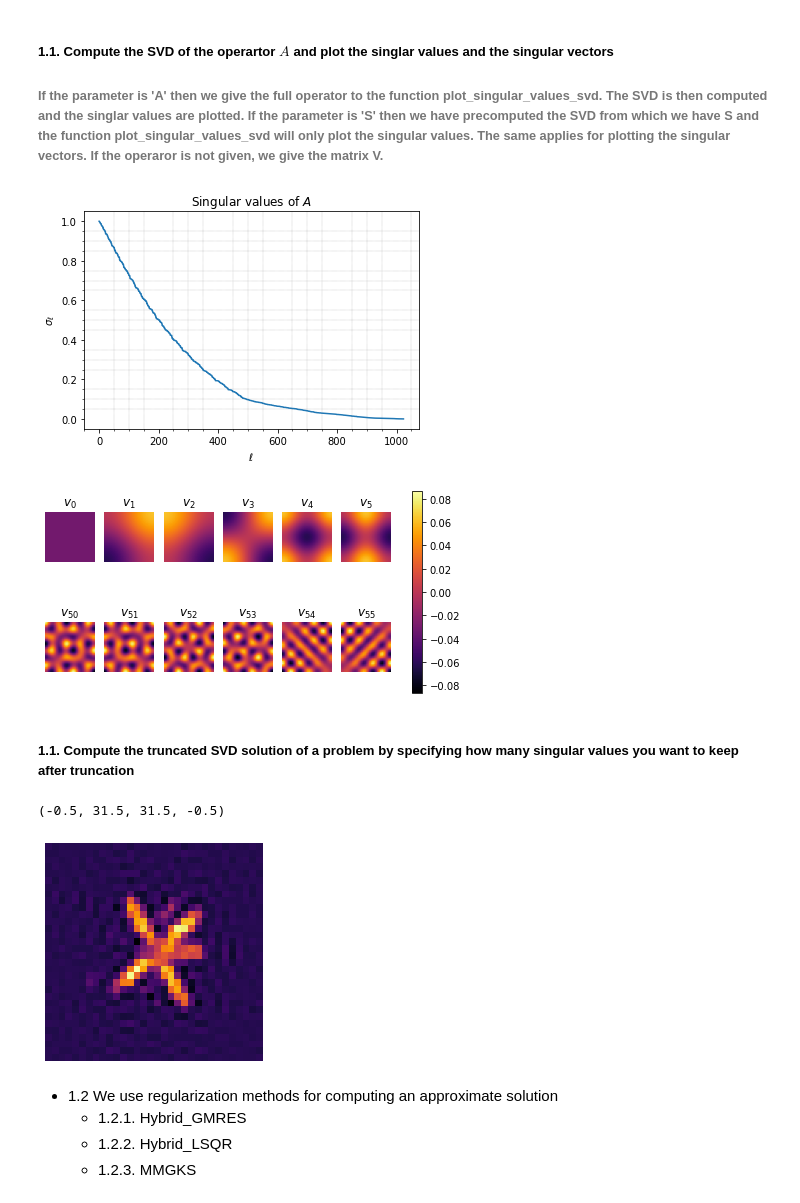
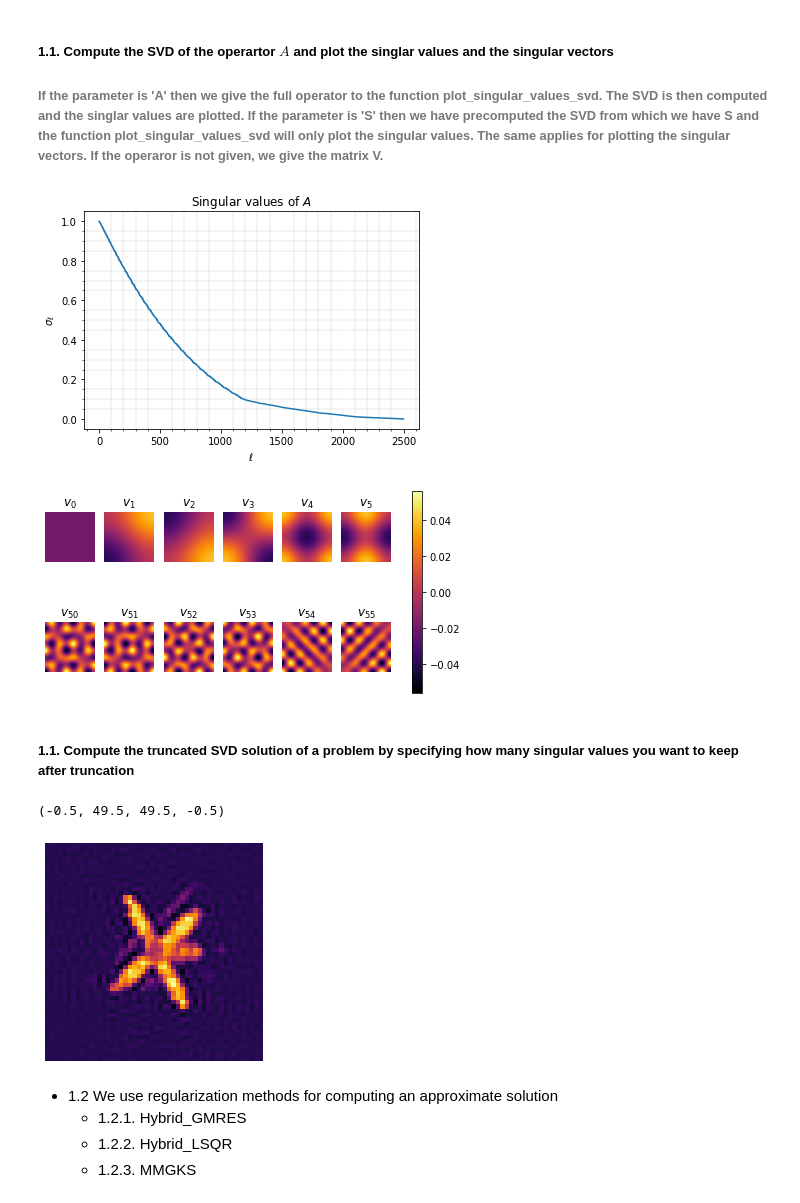
Before and after one commit to mpasha3/trips-py, a Jupyter notebook: demos/demo_Deblurring_small_scale.ipynb, the cells around one changed output. Cells and saved outputs as stored; diff of their text form; code cells hidden in the pictures.

```diff
--- a/demos/demo_Deblurring_small_scale.ipynb
+++ b/demos/demo_Deblurring_small_scale.ipynb
@@ -54,11 +54,11 @@ from scipy.linalg import qr
 ###### We define an operator, choose an image of any given size and plot the true phantom and the sinograpm as follows:
 # %%
 # Deblurring example test problem
-Deblur = Deblurring(CommitCrime = True)
+Deblur = Deblurring(CommitCrime = False)
 # In the class Deblurring we have can define the type of problem to be used.
 generate_matrix = True #Defines a blurring operator where the forward operator matrix is formed explicitly
-nx = 32 # Define the first dimension of the image
-ny = 32 # Define the second dimension of the image
+nx = 50 # Define the first dimension of the image
+ny = 50 # Define the second dimension of the image
 spread = (1,1) # The PSF parameter
 choose_image = 'satellite' #The choice of the image:
 # Options for the choice of the image are Himage, satellite64, satellite128, edges
@@ -102,22 +109,22 @@ plot_singular_values_svd(Operator = A , parameter = 'A')
 # [U, S, V] = scipy.sparse.linalg.svds(A, 100)
 # 100 defines the number of singular values to be computed
 # %% [output]
-[figure, old version]
+[figure, new version]
 # %%
 plot_singular_vectors_svd(Operator = A, size = nx, parameter = 'A')
 # %% [output]
-[figure, old version]
+[figure, new version]
 # %% [markdown]
 ##### 1.1. Compute the truncated SVD solution of a problem by specifying how many singular values you want to keep after truncation
 # %%
 truncated_value = 600
 b_vec = b.reshape((-1,1))
-(x_tsvd, truncation_value) = TruncatedSVD_sol(A.todense(), b_vec, regparam = truncated_value, delta = delta)
+(x_tsvd, truncation_value) = TruncatedSVD_sol(A.todense(), b_vec, regparam = 'dp', delta = delta)
 plt.imshow(x_tsvd.reshape((nx, ny)))
 plt.axis('off')
 # %% [output]
-(-0.5, 31.5, 31.5, -0.5)
+(-0.5, 49.5, 49.5, -0.5)
-[figure, old version]
+[figure, new version]
 # %% [markdown]
 - 1.2 We use regularization methods for computing an approximate solution
    - 1.2.1. Hybrid_GMRES
```
Also changed, not shown: parts of 5 cells of this notebook, 1 other file.
